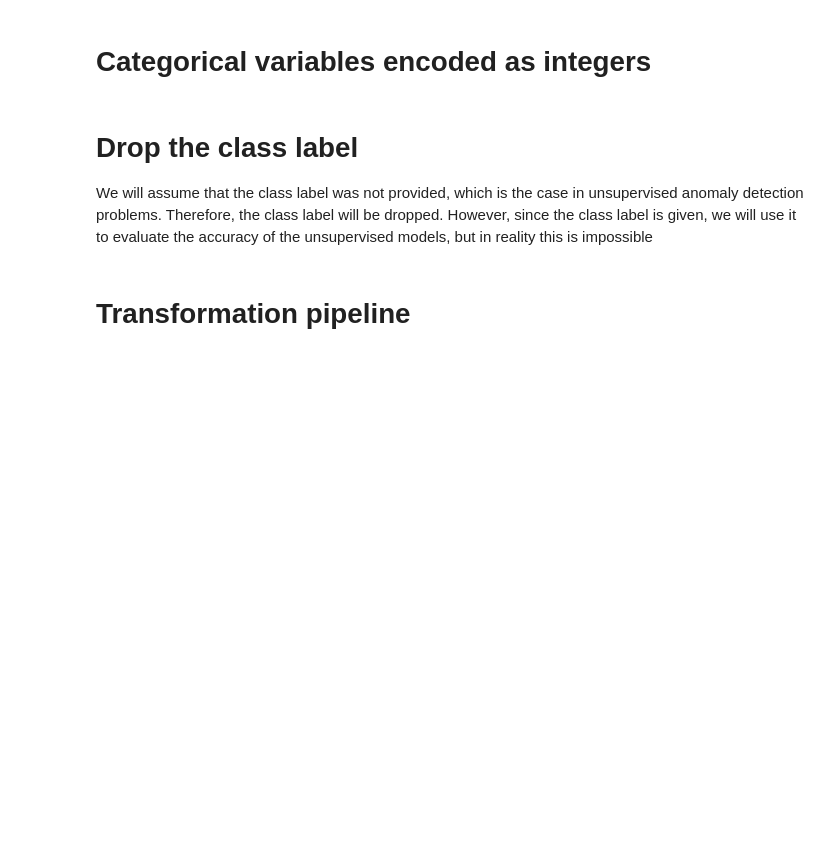
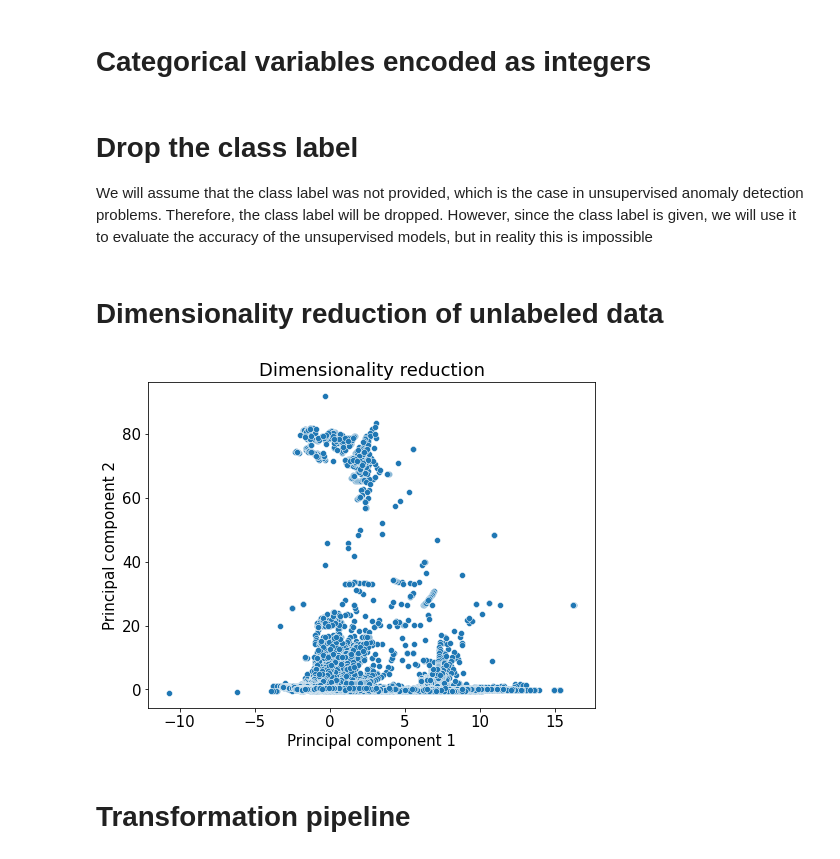
Before and after one commit to Owerre/Anomaly-Detection, a Jupyter notebook: Network-intrusion/notebooks/03-unsupervised-ml.ipynb, the cells around one changed output. Drawn from its saved outputs; the diff is of its cells as text; code cells hidden in the pictures; blank space fills up the shorter version.

```diff
--- a/Network-intrusion/notebooks/03-unsupervised-ml.ipynb
+++ b/Network-intrusion/notebooks/03-unsupervised-ml.ipynb
@@ -33,6 +36,7 @@ plt.rcParams.update({'font.size': 15})
 # Instantiate the classes
 transfxn = TransformationPipeline()
 model = UnsupervisedModels()
+scaler = StandardScaler()
 # %% [markdown]
 # Load data
 # %%
@@ -66,6 +70,12 @@ y_true = (df.v_29.map({'n':0, 'o':1})).values
 # %%
 # Drop class label
 X = df.drop('v_29', axis =1)
+# %% [markdown]
+# Dimensionality reduction of unlabeled data
+# %%
+transfxn.pca_plot_unlabeled(scaler.fit_transform(X), palette = None)
+# %% [output]
+[figure, added]
 # %% [markdown]
 # Transformation pipeline
 # %%
```
Also changed, not shown: parts of 14 cells of this notebook, 2 other files.
